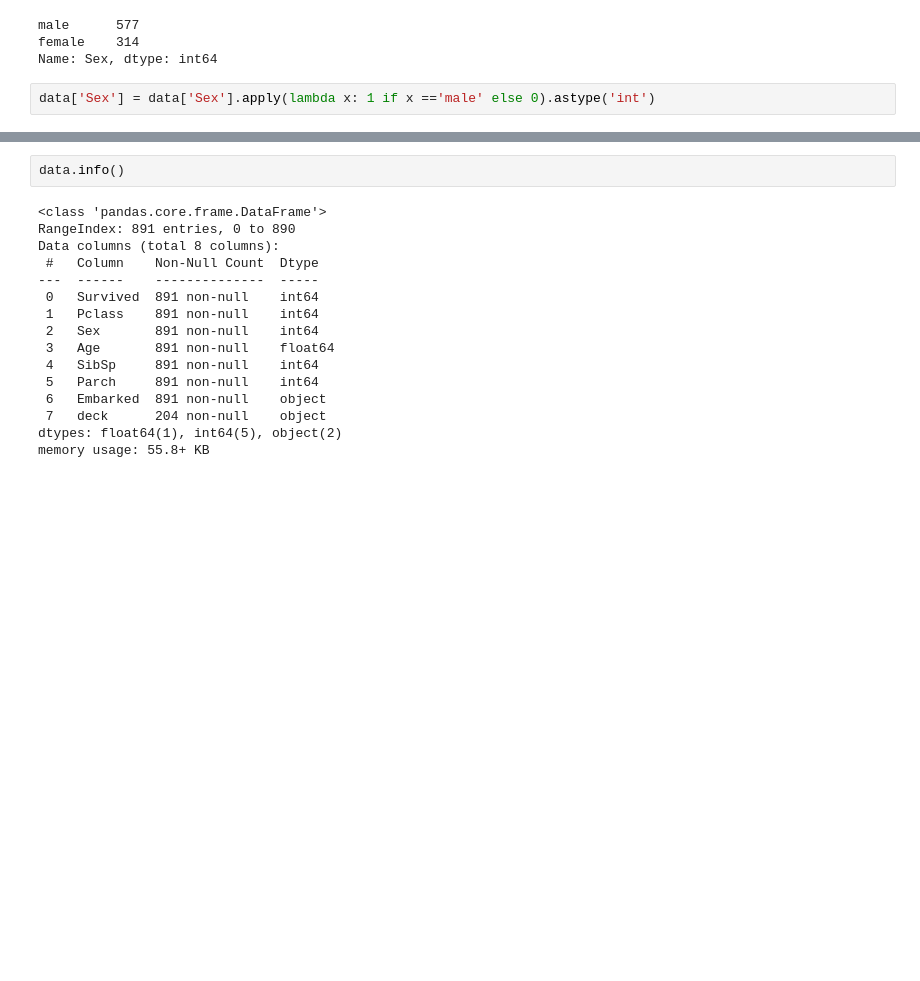
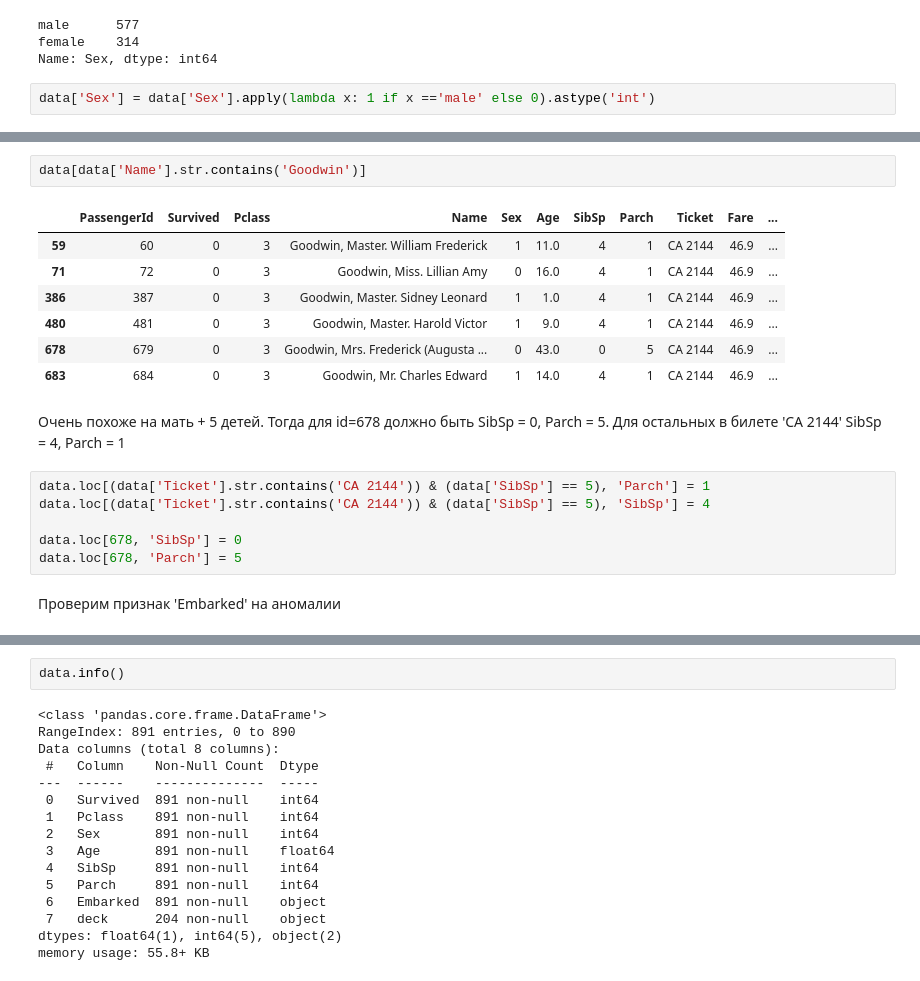
Before and after one commit to adtitovich/dsml-17, a Jupyter notebook: m4.ipynb, the cells around one changed output, grey strips where cells are left out. Drawn from its saved outputs; the diff is of its cells as text; blank space fills up the shorter version.

```diff
--- a/m4.ipynb
+++ b/m4.ipynb
@@ -178,0 +241,20 @@ data['Sex'] = data['Sex'].apply(lambda x: 1 if x =='male' else 0).astype('int')
+# %%
+data[data['Name'].str.contains('Goodwin')]
+# %% [output]
+|  | PassengerId | Survived | Pclass | Name | Sex | Age | SibSp | Parch | Ticket | Fare | ... |
+| 59 | 60 | 0 | 3 | Goodwin, Master. William Frederick | 1 | 11.0 | 4 | 1 | CA 2144 | 46.9 | ... |
+| 71 | 72 | 0 | 3 | Goodwin, Miss. Lillian Amy | 0 | 16.0 | 4 | 1 | CA 2144 | 46.9 | ... |
+| 386 | 387 | 0 | 3 | Goodwin, Master. Sidney Leonard | 1 | 1.0 | 4 | 1 | CA 2144 | 46.9 | ... |
+| 480 | 481 | 0 | 3 | Goodwin, Master. Harold Victor | 1 | 9.0 | 4 | 1 | CA 2144 | 46.9 | ... |
+| 678 | 679 | 0 | 3 | Goodwin, Mrs. Frederick (Augusta ... | 0 | 43.0 | 0 | 5 | CA 2144 | 46.9 | ... |
+| 683 | 684 | 0 | 3 | Goodwin, Mr. Charles Edward | 1 | 14.0 | 4 | 1 | CA 2144 | 46.9 | ... |
+# %% [markdown]
+Очень похоже на мать + 5 детей. Тогда для id=678 должно быть SibSp = 0, Parch = 5. Для остальных в билете 'CA 2144'  SibSp = 4, Parch = 1
+# %%
+data.loc[(data['Ticket'].str.contains('CA 2144')) & (data['SibSp'] == 5), 'Parch'] = 1
+data.loc[(data['Ticket'].str.contains('CA 2144')) & (data['SibSp'] == 5), 'SibSp'] = 4
+
+data.loc[678, 'SibSp'] = 0
+data.loc[678, 'Parch'] = 5
+# %% [markdown]
+Проверим признак 'Embarked' на аномалии
```
Also changed, not shown: parts of 31 cells of this notebook.
